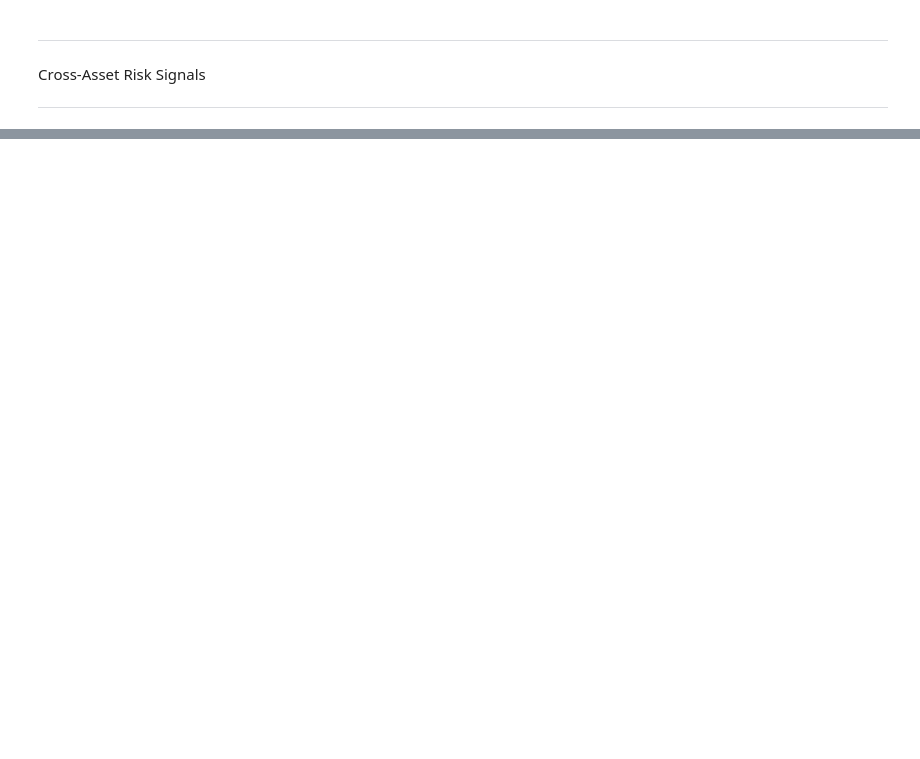
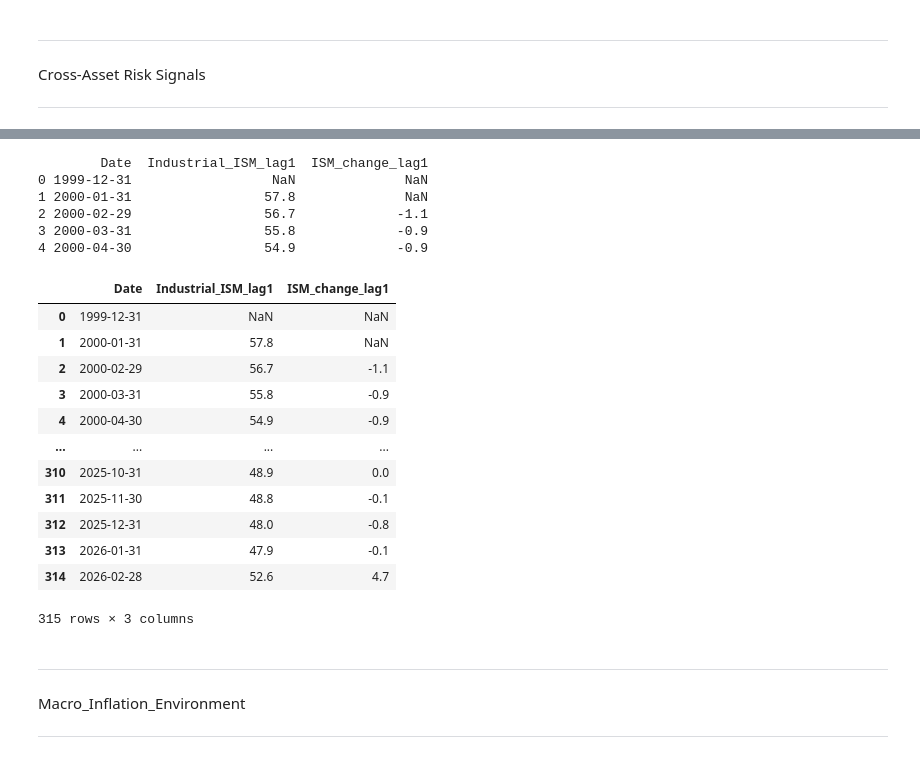
Before and after one commit to mina-fahim/FE800-Market-Regime-Detection, a Jupyter notebook: notebooks/Mina_featureEngineering.ipynb, the cells around one changed output, grey strips where cells are left out. Saved outputs shown, nothing was run; the diff lists cells and outputs as text; code cells hidden in the pictures; blank space fills up the shorter version.

```diff
--- a/notebooks/Mina_featureEngineering.ipynb
+++ b/notebooks/Mina_featureEngineering.ipynb
@@ -177,0 +295,60 @@ CrossAsset_RiskSignals_features.to_csv(
+# %%
+import pandas as pd
+import numpy as np
+
+# Load ISM
+ISM = pd.read_csv("../data/ISM_Manufacturing.csv")
+ISM["Date"] = pd.to_datetime(ISM["Date"])
+
+# ISM features
+Economic_Activity_Indicators = ISM.copy()
+Economic_Activity_Indicators.columns = ["Date", "Industrial_ISM"]
+Economic_Activity_Indicators["ISM_change"] = (
+    Economic_Activity_Indicators["Industrial_ISM"].diff()
+)
+
+Economic_Activity_Indicators = (
+    Economic_Activity_Indicators[["Date", "Industrial_ISM", "ISM_change"]]
+    .sort_values("Date")
+    .reset_index(drop=True)
+)
+
+Economic_Activity_Indicators[["Industrial_ISM_lag1", "ISM_change_lag1"]] = (
+    Economic_Activity_Indicators[["Industrial_ISM", "ISM_change"]].shift(1)
+)
+
+Economic_Activity_Indicators = Economic_Activity_Indicators[["Date", "Industrial_ISM_lag1", "ISM_change_lag1"]]
+
+Economic_Activity_Indicators.to_csv(
+    "../data/processed/Economic_Activity_Indicators_features.csv",
+    index=False
+)
+
+print(Economic_Activity_Indicators.head())
+# %% [output]
+        Date  Industrial_ISM_lag1  ISM_change_lag1
+0 1999-12-31                  NaN              NaN
+1 2000-01-31                 57.8              NaN
+2 2000-02-29                 56.7             -1.1
+3 2000-03-31                 55.8             -0.9
+4 2000-04-30                 54.9             -0.9
+# %%
+Economic_Activity_Indicators
+# %% [output]
+|  | Date | Industrial_ISM_lag1 | ISM_change_lag1 |
+| 0 | 1999-12-31 | NaN | NaN |
+| 1 | 2000-01-31 | 57.8 | NaN |
+| 2 | 2000-02-29 | 56.7 | -1.1 |
+| 3 | 2000-03-31 | 55.8 | -0.9 |
+| 4 | 2000-04-30 | 54.9 | -0.9 |
+| ... | ... | ... | ... |
+| 310 | 2025-10-31 | 48.9 | 0.0 |
+| 311 | 2025-11-30 | 48.8 | -0.1 |
+| 312 | 2025-12-31 | 48.0 | -0.8 |
+| 313 | 2026-01-31 | 47.9 | -0.1 |
+| 314 | 2026-02-28 | 52.6 | 4.7 |
+315 rows × 3 columns
+# %% [markdown]
+<hr>
+Macro_Inflation_Environment
+<hr>
```
Also changed, not shown: parts of 27 cells of this notebook, 1 other file.
